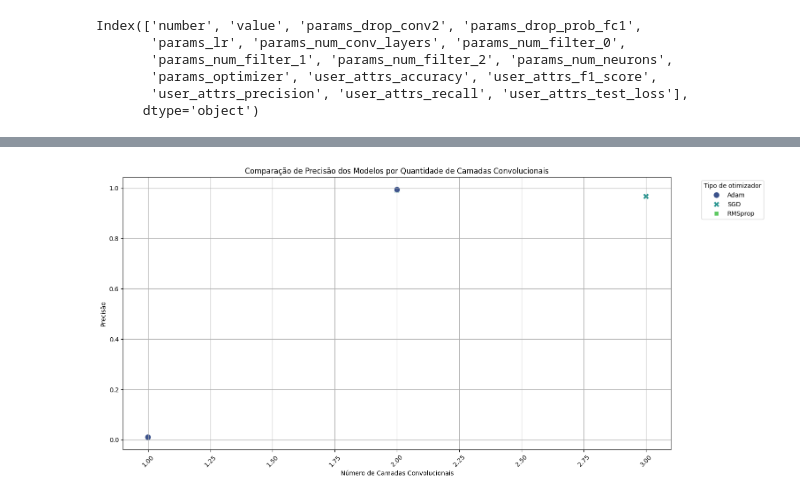
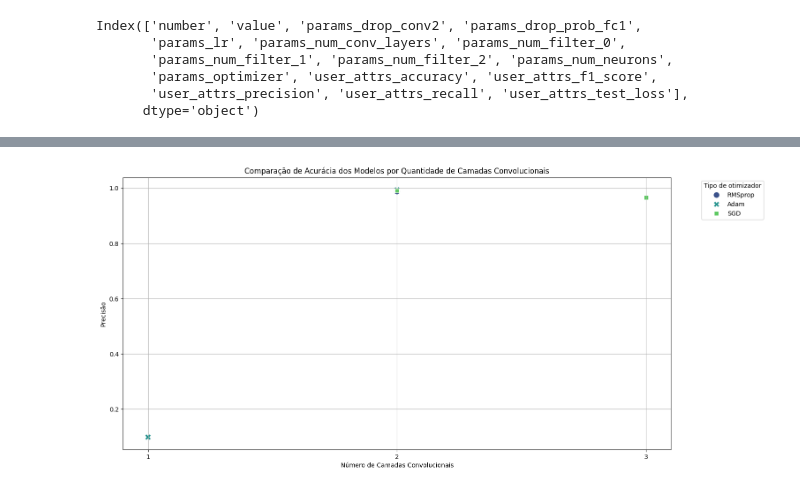
Before and after one commit to GuilhermeMaciel75/Redes_Neurais_p1, a Jupyter notebook: src/CNNPyTorch.ipynb, the cells around one changed output, grey strips where cells are left out. Cells and saved outputs as stored; diff of their text form; code cells hidden in the pictures.

Commit message:
Feat: Add graphs: Mean accuracy x Number of layers and Test loss x Model number

```diff
--- a/src/CNNPyTorch.ipynb
+++ b/src/CNNPyTorch.ipynb
@@ -670,7 +670,7 @@ Accuracy for class: 9 is 96.53 %
 # Análise dos Resultados
 # %%
 df = pd.read_csv('optuna_results.csv')
-df.sort_values(by=['number'], ascending=False)
+df.sort_values(by=['number'], inplace=True)
 df.columns
 # %% [output]
 Index(['number', 'value', 'params_drop_conv2', 'params_drop_prob_fc1',
@@ -701,16 +752,16 @@ ax.legend()
 # %%
 plt.figure(figsize=(16, 8))
 
-sns.scatterplot(data=df, x='params_num_conv_layers', y='user_attrs_precision', hue='params_optimizer', style='params_optimizer', markers=True,
+sns.scatterplot(data=df, x='params_num_conv_layers', y='user_attrs_accuracy', hue='params_optimizer', style='params_optimizer', markers=True,
                 palette='viridis', s=100)
 
-plt.title('Comparação de Precisão dos Modelos por Quantidade de Camadas Convolucionais')
+plt.title('Comparação de Acurácia dos Modelos por Quantidade de Camadas Convolucionais')
 plt.xlabel('Número de Camadas Convolucionais')
 plt.ylabel('Precisão')
-plt.xticks(rotation=45)
+plt.xticks(df['params_num_conv_layers'].unique())
 plt.grid(True)
 plt.legend(title='Tipo de otimizador', bbox_to_anchor=(1.05, 1), loc='upper left')  # Movendo a legenda para fora do gráfico
 
 plt.show()
 # %% [output]
-[figure, old version]
+[figure, new version]
```
Also changed, not shown: parts of 7 cells of this notebook.
